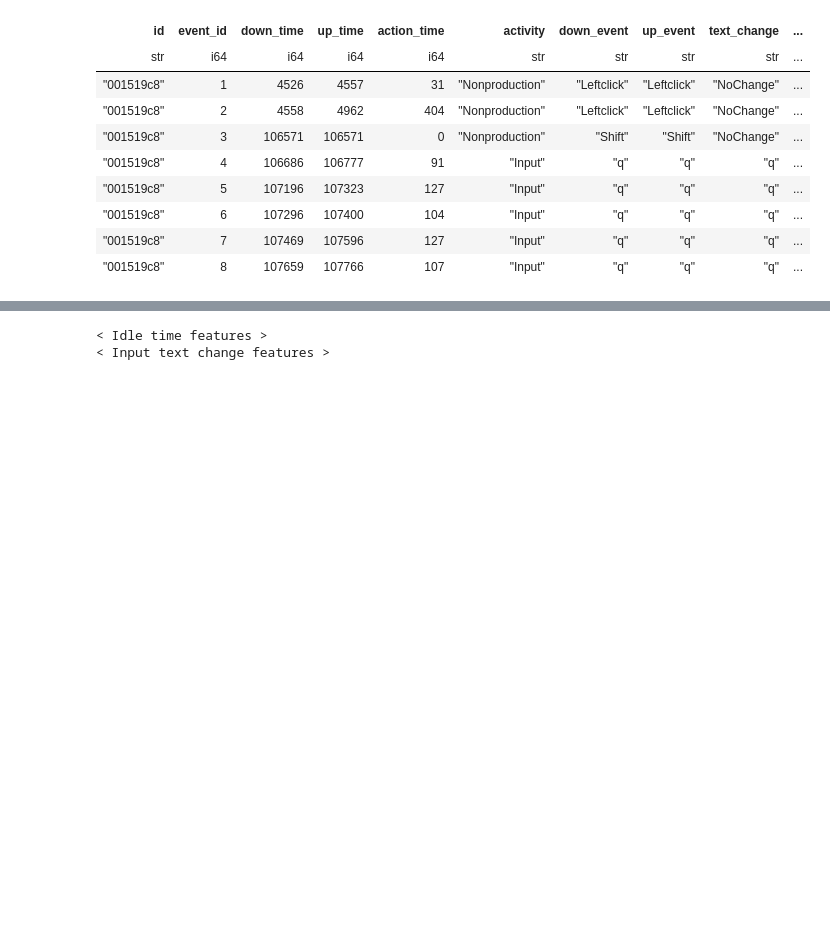
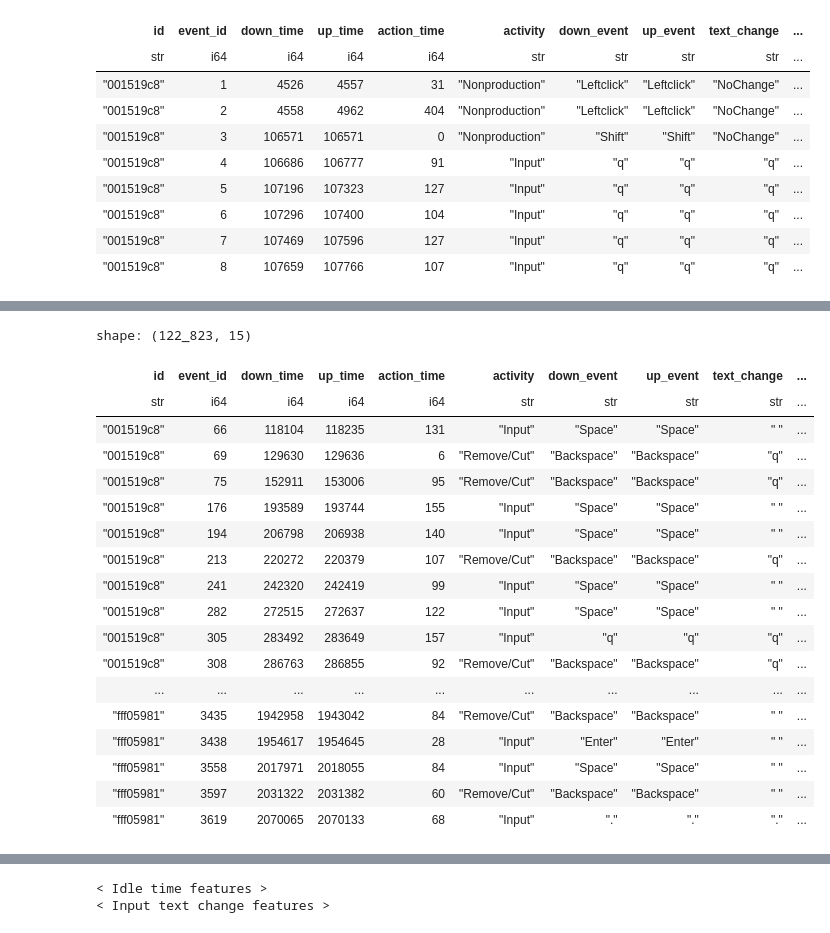
Before and after one commit to uallende/linking_writing_quality, a Jupyter notebook: EDA.ipynb, the cells around one changed output, grey strips where cells are left out. Saved outputs shown, nothing was run; the diff lists cells and outputs as text; code cells hidden in the pictures; blank space fills up the shorter version.

```diff
--- a/EDA.ipynb
+++ b/EDA.ipynb
@@ -44,0 +194,22 @@ shape: (8, 11)
+# %%
+temp.filter(pl.col("time_diff")).collect()
+# %% [output]
+shape: (122_823, 15)
+| id | event_id | down_time | up_time | action_time | activity | down_event | up_event | text_change | ... |
+| str | i64 | i64 | i64 | i64 | str | str | str | str | ... |
+| "001519c8" | 66 | 118104 | 118235 | 131 | "Input" | "Space" | "Space" | " " | ... |
+| "001519c8" | 69 | 129630 | 129636 | 6 | "Remove/Cut" | "Backspace" | "Backspace" | "q" | ... |
+| "001519c8" | 75 | 152911 | 153006 | 95 | "Remove/Cut" | "Backspace" | "Backspace" | "q" | ... |
+| "001519c8" | 176 | 193589 | 193744 | 155 | "Input" | "Space" | "Space" | " " | ... |
+| "001519c8" | 194 | 206798 | 206938 | 140 | "Input" | "Space" | "Space" | " " | ... |
+| "001519c8" | 213 | 220272 | 220379 | 107 | "Remove/Cut" | "Backspace" | "Backspace" | "q" | ... |
+| "001519c8" | 241 | 242320 | 242419 | 99 | "Input" | "Space" | "Space" | " " | ... |
+| "001519c8" | 282 | 272515 | 272637 | 122 | "Input" | "Space" | "Space" | " " | ... |
+| "001519c8" | 305 | 283492 | 283649 | 157 | "Input" | "q" | "q" | "q" | ... |
+| "001519c8" | 308 | 286763 | 286855 | 92 | "Remove/Cut" | "Backspace" | "Backspace" | "q" | ... |
+| ... | ... | ... | ... | ... | ... | ... | ... | ... | ... |
+| "fff05981" | 3435 | 1942958 | 1943042 | 84 | "Remove/Cut" | "Backspace" | "Backspace" | " " | ... |
+| "fff05981" | 3438 | 1954617 | 1954645 | 28 | "Input" | "Enter" | "Enter" | " " | ... |
+| "fff05981" | 3558 | 2017971 | 2018055 | 84 | "Input" | "Space" | "Space" | " " | ... |
+| "fff05981" | 3597 | 2031322 | 2031382 | 60 | "Remove/Cut" | "Backspace" | "Backspace" | " " | ... |
+| "fff05981" | 3619 | 2070065 | 2070133 | 68 | "Input" | "." | "." | "." | ... |
```
Also changed, not shown: parts of 9 cells of this notebook, 1 other file.
